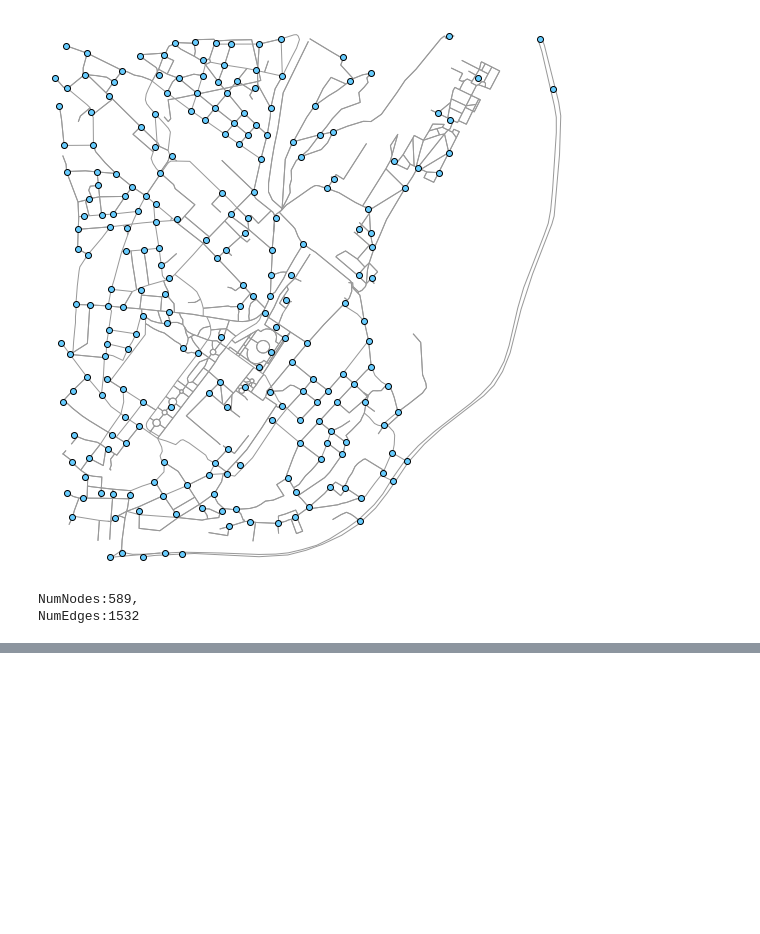
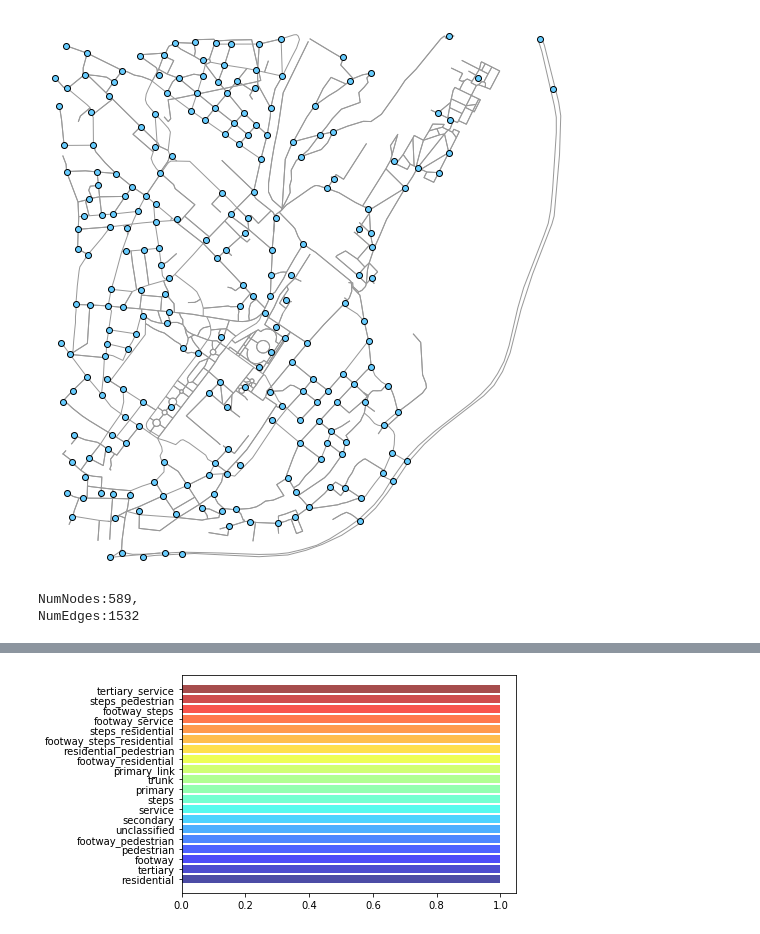
Before and after one commit to braunfuss/ImpactHubIstanbul, a Jupyter notebook: Demo_OpenStreetMap_visualization.ipynb, the cells around one changed output, grey strips where cells are left out. Drawn from its saved outputs; the diff is of its cells as text; code cells hidden in the pictures; blank space fills up the shorter version.

```diff
--- a/Demo_OpenStreetMap_visualization.ipynb
+++ b/Demo_OpenStreetMap_visualization.ipynb
@@ -99,0 +100,15 @@ Distance between Point 1 and Point 2 = 297 meters
+# %%
+import pandas as pd
+import pprint
+StreetTypes = edges_df.highway.copy()
+StreetTypes = StreetTypes.apply(lambda x: '_'.join(x) if isinstance(x,list) else x)
+bin_labels = range(len(StreetTypes.unique()))
+cats = StreetTypes.unique()
+colors = ox.get_colors(len(StreetTypes.unique()), 'jet', 0, 1, alpha = 0.7)
+edge_colors = [colors[i] if pd.notnull(cat) else na_color for i, cat in enumerate(cats)]
+# %%
+plt.barh(np.arange(len(cats)), np.ones(len(cats)), color=edge_colors)
+plt.yticks(np.arange(len(cats)), cats)
+plt.show()
+# %% [output]
+[figure, added]
```
Also changed, not shown: parts of 4 cells of this notebook.
